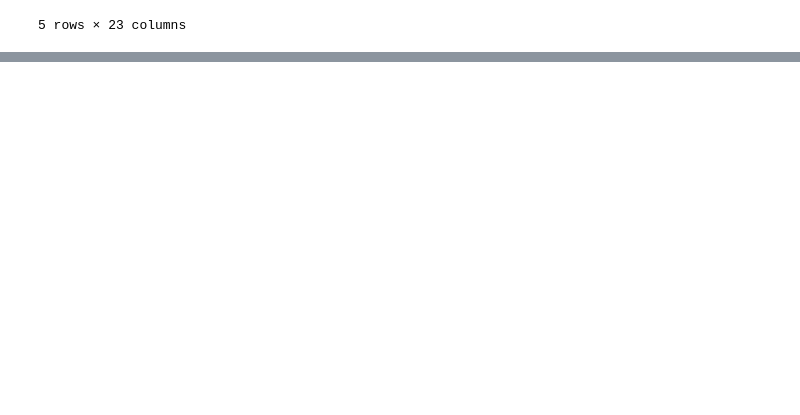
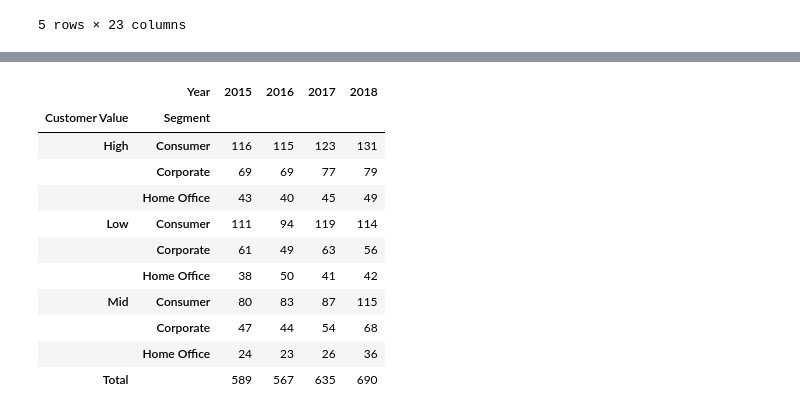
Before and after one commit to dylanjones248/Data-Science-Portfolio, a Jupyter notebook: Superstore Customer Segmentation Analysis.ipynb, the cells around one changed output, grey strips where cells are left out. Saved outputs shown, nothing was run; the diff lists cells and outputs as text; code cells hidden in the pictures; blank space fills up the shorter version.

```diff
--- a/Superstore Customer Segmentation Analysis.ipynb
+++ b/Superstore Customer Segmentation Analysis.ipynb
@@ -442 +457,18 @@ pct_change
 | Total |  | -4.26% | 30.64% | 20.30% |
+# %%
+cust_value_by_seg = pd.crosstab(index=[df['Customer Value'], df['Segment']], columns=df['Year'], values=df['Customer ID'], aggfunc=pd.Series.nunique, margins=True, margins_name='Total')
+cust_value_by_seg.drop('Total', axis=1, inplace=True)
+cust_value_by_seg
+# %% [output]
+|  | Year | 2015 | 2016 | 2017 | 2018 |
+| Customer Value | Segment |  |  |  |  |
+| High | Consumer | 116 | 115 | 123 | 131 |
+|  | Corporate | 69 | 69 | 77 | 79 |
+|  | Home Office | 43 | 40 | 45 | 49 |
+| Low | Consumer | 111 | 94 | 119 | 114 |
+|  | Corporate | 61 | 49 | 63 | 56 |
+|  | Home Office | 38 | 50 | 41 | 42 |
+| Mid | Consumer | 80 | 83 | 87 | 115 |
+|  | Corporate | 47 | 44 | 54 | 68 |
+|  | Home Office | 24 | 23 | 26 | 36 |
+| Total |  | 589 | 567 | 635 | 690 |
```
Also changed, not shown: parts of 29 cells of this notebook.
